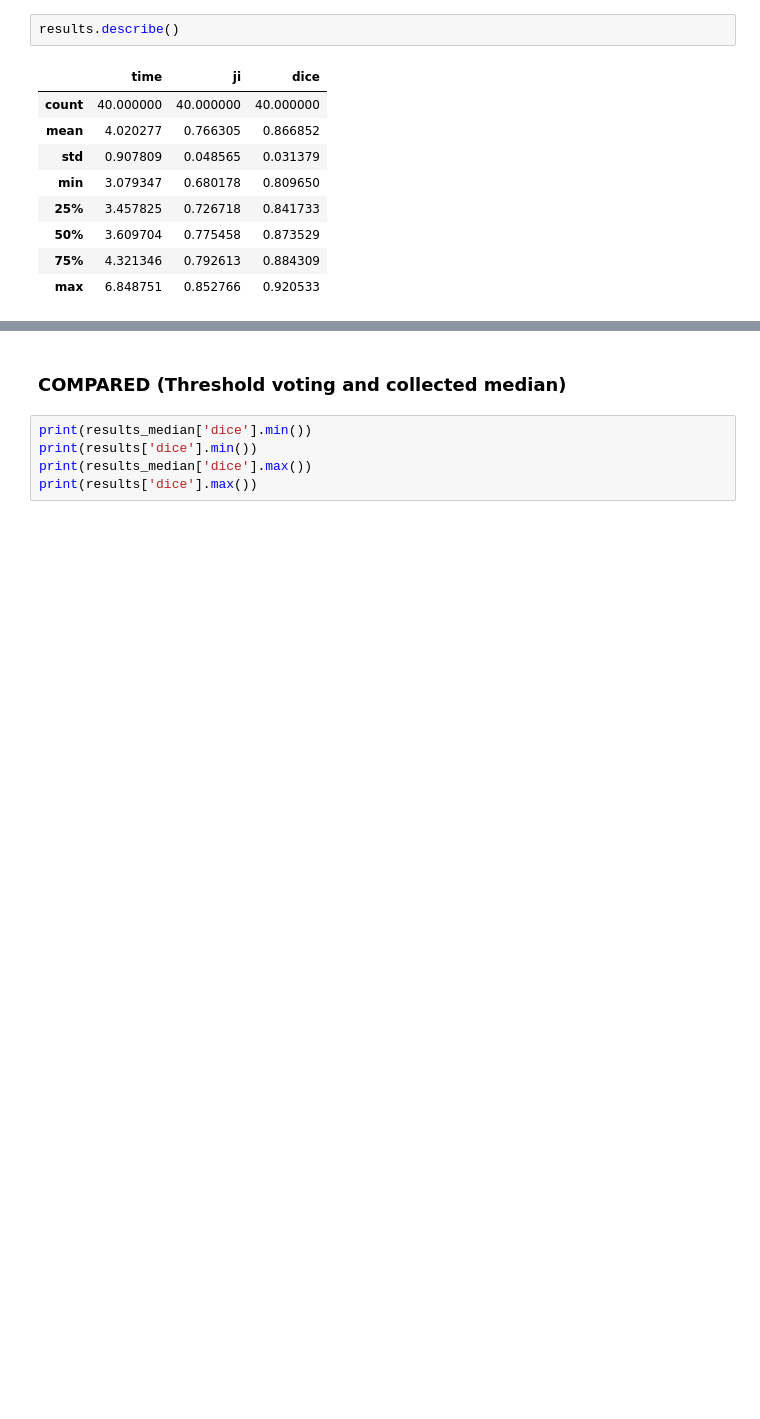
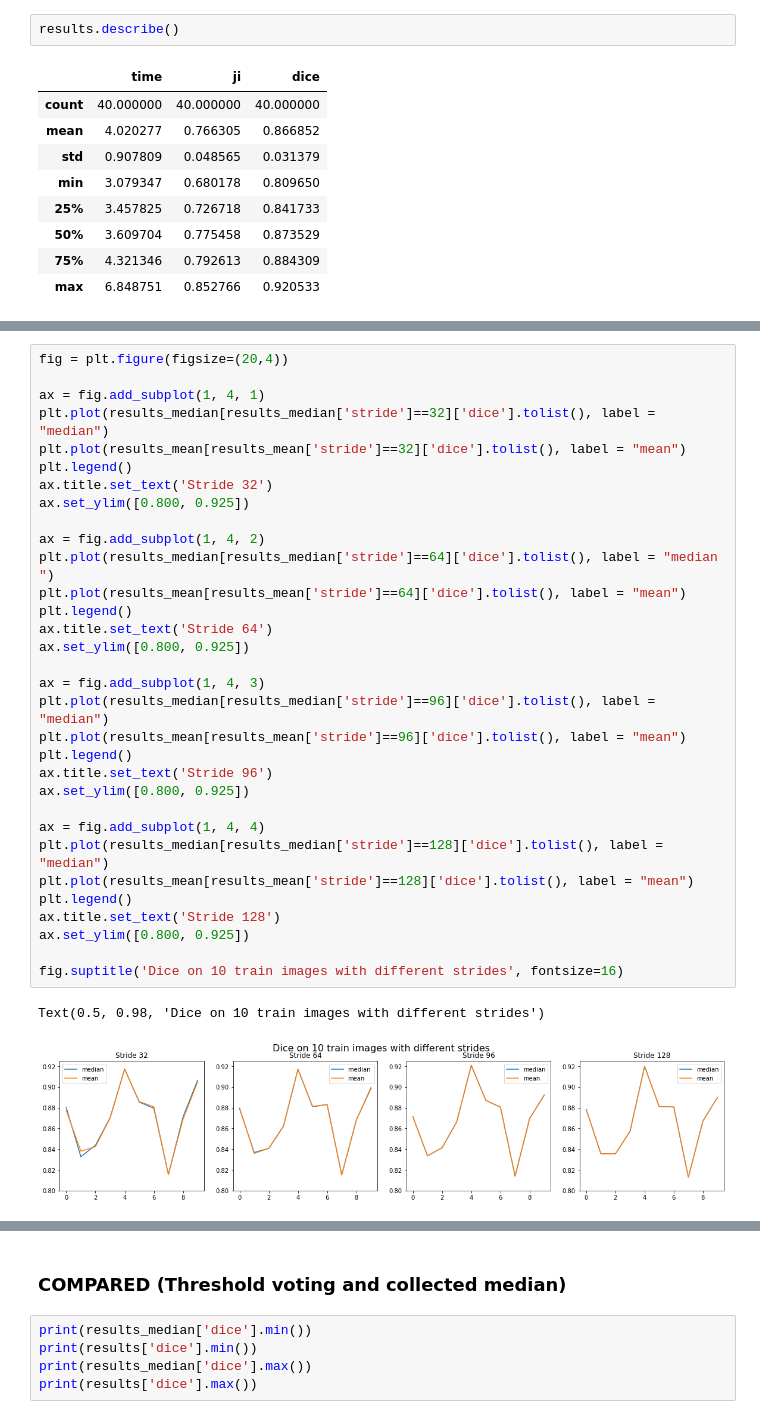
Before and after one commit to trnal/dp3-python-shared, a Jupyter notebook: visualizations/collecting_output_2.ipynb, the cells around one changed output, grey strips where cells are left out. Cells and saved outputs as stored; diff of their text form; blank space fills up the shorter version.

```diff
--- a/visualizations/collecting_output_2.ipynb
+++ b/visualizations/collecting_output_2.ipynb
@@ -143,0 +210,35 @@ results.describe()
+# %%
+fig = plt.figure(figsize=(20,4))
+
+ax = fig.add_subplot(1, 4, 1)
+plt.plot(results_median[results_median['stride']==32]['dice'].tolist(), label = "median")
+plt.plot(results_mean[results_mean['stride']==32]['dice'].tolist(), label = "mean")
+plt.legend()
+ax.title.set_text('Stride 32')
+ax.set_ylim([0.800, 0.925])
+
+ax = fig.add_subplot(1, 4, 2)
+plt.plot(results_median[results_median['stride']==64]['dice'].tolist(), label = "median ")
+plt.plot(results_mean[results_mean['stride']==64]['dice'].tolist(), label = "mean")
+plt.legend()
+ax.title.set_text('Stride 64')
+ax.set_ylim([0.800, 0.925])
+
+ax = fig.add_subplot(1, 4, 3)
+plt.plot(results_median[results_median['stride']==96]['dice'].tolist(), label = "median")
+plt.plot(results_mean[results_mean['stride']==96]['dice'].tolist(), label = "mean")
+plt.legend()
+ax.title.set_text('Stride 96')
+ax.set_ylim([0.800, 0.925])
+
+ax = fig.add_subplot(1, 4, 4)
+plt.plot(results_median[results_median['stride']==128]['dice'].tolist(), label = "median")
+plt.plot(results_mean[results_mean['stride']==128]['dice'].tolist(), label = "mean")
+plt.legend()
+ax.title.set_text('Stride 128')
+ax.set_ylim([0.800, 0.925])
+
+fig.suptitle('Dice on 10 train images with different strides', fontsize=16)
+# %% [output]
+Text(0.5, 0.98, 'Dice on 10 train images with different strides')
+[figure, added]
```
Also changed, not shown: parts of 12 cells of this notebook, 3 other files.
